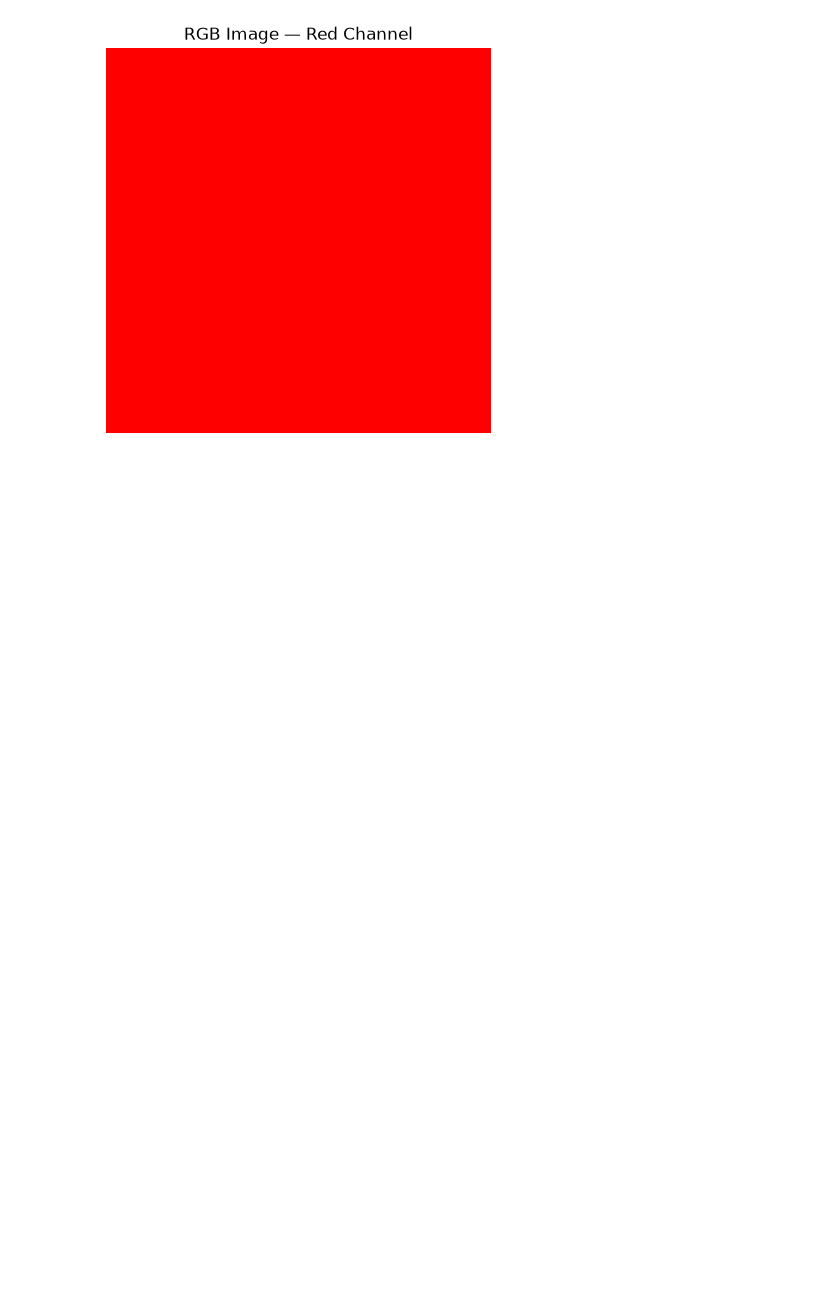
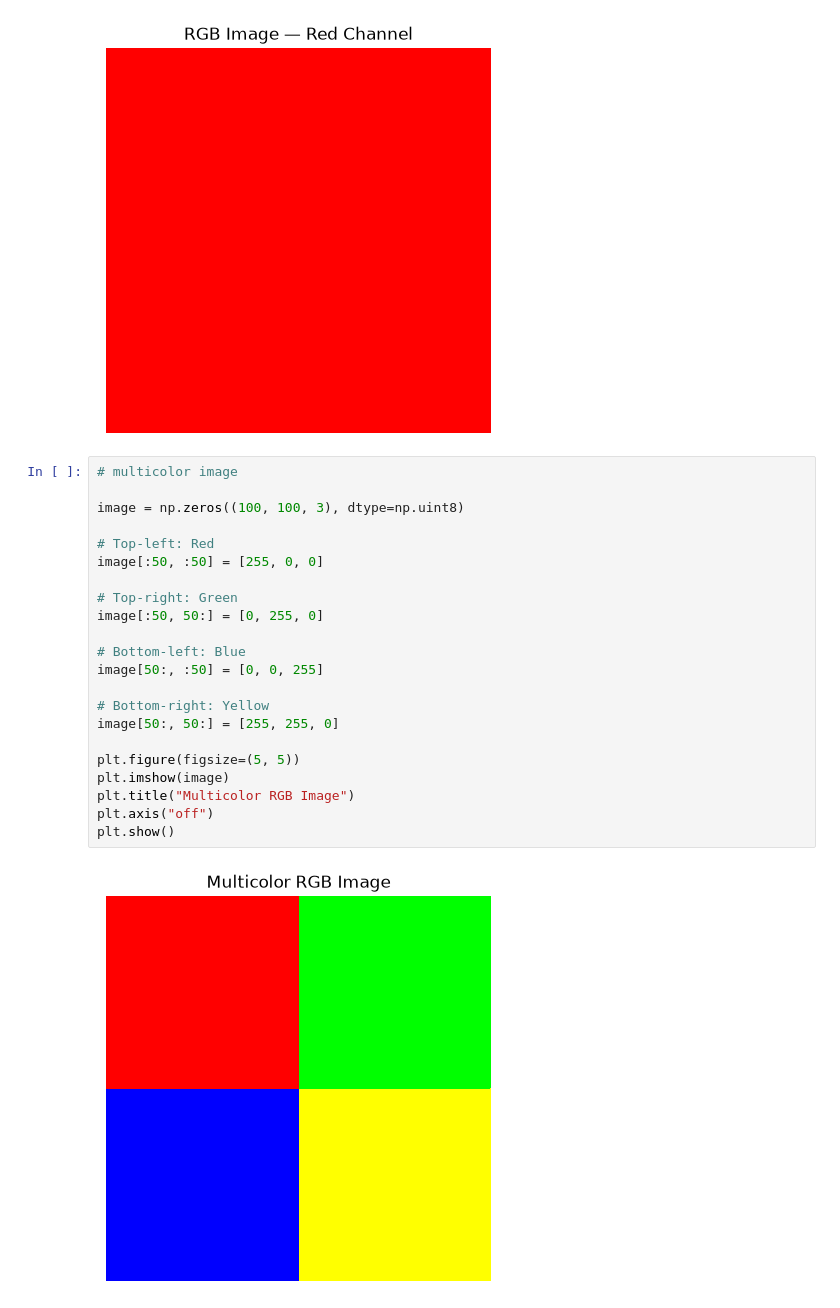
Before and after one commit to dmurray-data/computer-vision-satellite-classification, a Jupyter notebook: notebooks/01_computer_vision_fundamentals.ipynb, the cells around one changed output. Drawn from its saved outputs; the diff is of its cells as text; blank space fills up the shorter version.

Commit message:
learned about multicolor images and how to extract the color channels

```diff
--- a/notebooks/01_computer_vision_fundamentals.ipynb
+++ b/notebooks/01_computer_vision_fundamentals.ipynb
@@ -110,3 +110,27 @@ plt.axis("off")
 plt.show()
 # %% [output]
 [figure]
+# %%
+# multicolor image
+
+image = np.zeros((100, 100, 3), dtype=np.uint8)
+
+# Top-left: Red
+image[:50, :50] = [255, 0, 0]
+
+# Top-right: Green
+image[:50, 50:] = [0, 255, 0]
+
+# Bottom-left: Blue
+image[50:, :50] = [0, 0, 255]
+
+# Bottom-right: Yellow
+image[50:, 50:] = [255, 255, 0]
+
+plt.figure(figsize=(5, 5))
+plt.imshow(image)
+plt.title("Multicolor RGB Image")
+plt.axis("off")
+plt.show()
+# %% [output]
+[figure, added]
```
Also changed, not shown: parts of 2 cells of this notebook.
